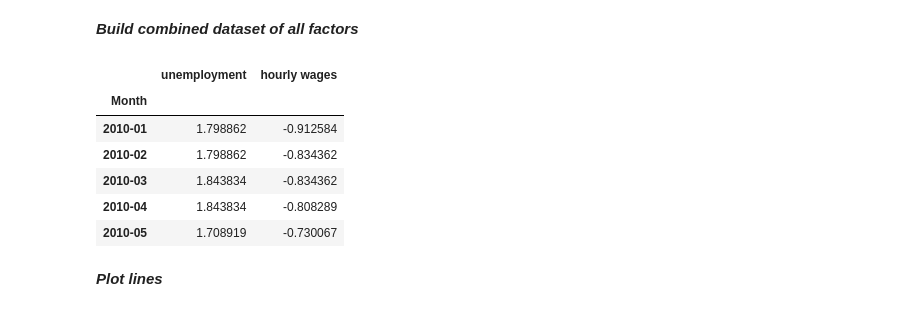
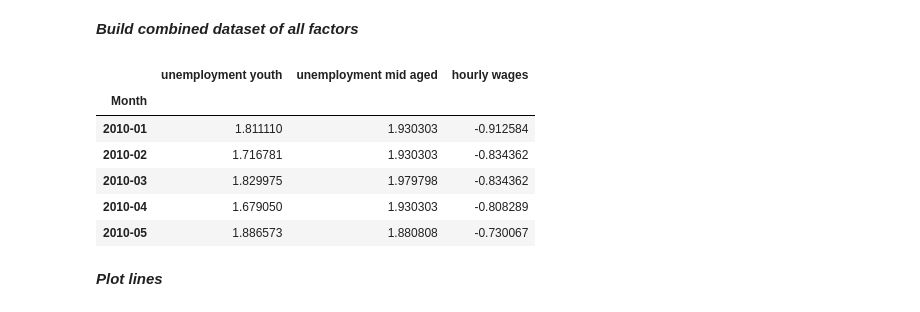
Before and after one commit to irenelopez42/4chanAnalysis, a Jupyter notebook: socioeconomics.ipynb, the cells around one changed output. Saved outputs shown, nothing was run; the diff lists cells and outputs as text; code cells hidden in the pictures.

```diff
--- a/socioeconomics.ipynb
+++ b/socioeconomics.ipynb
@@ -146,3 +154,0 @@ us_unemployment_monthly.head()
-# %%
-us_unemployment_monthly = us_unemployment_monthly.drop(["Series ID","Year","Period"], axis=1)
-us_unemployment_monthly.head()
@@ -170,5 +154,0 @@ Name: Label, dtype: period[M]
-# %%
-us_unemployment_monthly.index = new_index
-us_unemployment_monthly = us_unemployment_monthly.loc[:,"Value"]
-us_unemployment_monthly = us_unemployment_monthly.map(np.float64)
-us_unemployment_monthly.head()
@@ -182,0 +155,3 @@ Freq: M, Name: Value, dtype: float64
+# %%
+us_unemployment_monthly_youth = unemploymentData("./usa_indicators/us_unemployment_monthly_16to19_yrs.csv")
+us_unemployment_monthly_youth.head()
@@ -182,0 +166,3 @@ Freq: M, Name: Value, dtype: float64
+# %%
+us_unemployment_monthly_mid = unemploymentData("./usa_indicators/us_unemployment_monthly_25to54_yrs.csv")
+us_unemployment_monthly_mid.head()
@@ -184,19 +178,20 @@ Freq: M, Name: Value, dtype: float64
 ***Build combined dataset of all factors***
 # %%
 us_indicators = pd.DataFrame(index=us_unemployment_monthly.index)
-us_indicators.loc[:,"unemployment"] = us_unemployment_monthly
+us_indicators.loc[:,"unemployment youth"] = us_unemployment_monthly_youth
+us_indicators.loc[:,"unemployment mid aged"] = us_unemployment_monthly_mid
 us_indicators.loc[:,"hourly wages"] = us_hourly_wages
 us_indicators.index = pd.Index(us_indicators.index, name="Month")
 us_indicators = us_indicators.apply(standardize, axis=0)
 us_indicators.head()
 # %% [output]
-|  | unemployment | hourly wages |
-| Month |  |  |
-| 2010-01 | 1.798862 | -0.912584 |
-| 2010-02 | 1.798862 | -0.834362 |
-| 2010-03 | 1.843834 | -0.834362 |
-| 2010-04 | 1.843834 | -0.808289 |
-| 2010-05 | 1.708919 | -0.730067 |
+|  | unemployment youth | unemployment mid aged | hourly wages |
+| Month |  |  |  |
+| 2010-01 | 1.811110 | 1.930303 | -0.912584 |
+| 2010-02 | 1.716781 | 1.930303 | -0.834362 |
+| 2010-03 | 1.829975 | 1.979798 | -0.834362 |
+| 2010-04 | 1.679050 | 1.930303 | -0.808289 |
+| 2010-05 | 1.886573 | 1.880808 | -0.730067 |
 # %% [markdown]
 ***Plot lines***
 # %%
```
Also changed, not shown: parts of 17 cells of this notebook, 3 other files.
